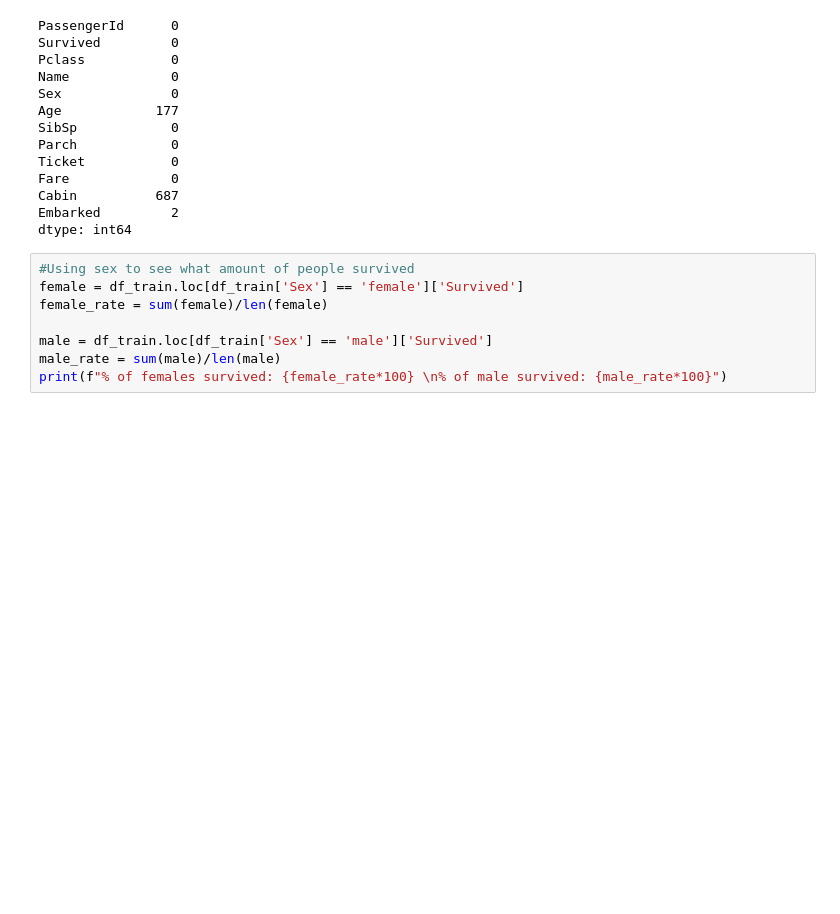
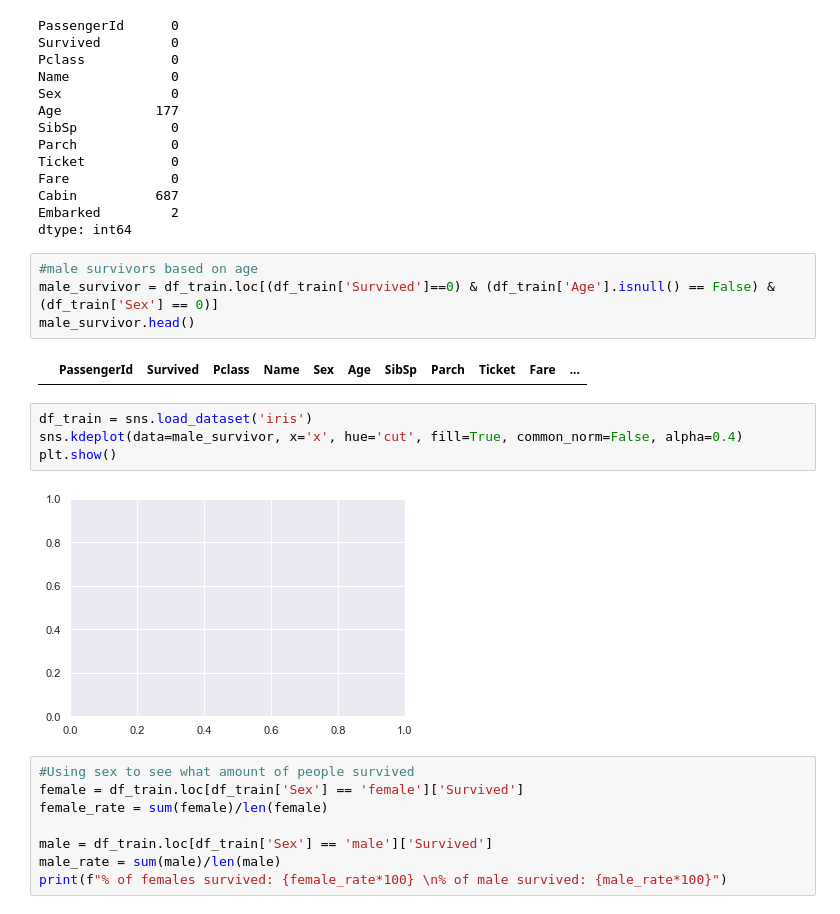
Before and after one commit to mariatan0/titanic, a Jupyter notebook: titanic_notebook.ipynb, the cells around one changed output. Saved outputs shown, nothing was run; the diff lists cells and outputs as text; blank space fills up the shorter version.

```diff
--- a/titanic_notebook.ipynb
+++ b/titanic_notebook.ipynb
@@ -92,6 +92,18 @@ Fare             0
 Cabin          687
 Embarked         2
 dtype: int64
+# %%
+#male survivors based on age
+male_survivor = df_train.loc[(df_train['Survived']==0) & (df_train['Age'].isnull() == False) & (df_train['Sex'] == 0)]
+male_survivor.head()
+# %% [output]
+|  | PassengerId | Survived | Pclass | Name | Sex | Age | SibSp | Parch | Ticket | Fare | ... |
+# %%
+df_train = sns.load_dataset('iris')
+sns.kdeplot(data=male_survivor, x='x', hue='cut', fill=True, common_norm=False, alpha=0.4)
+plt.show()
+# %% [output]
+[figure, added]
 # %%
 #Using sex to see what amount of people survived
 female = df_train.loc[df_train['Sex'] == 'female']['Survived']
```
